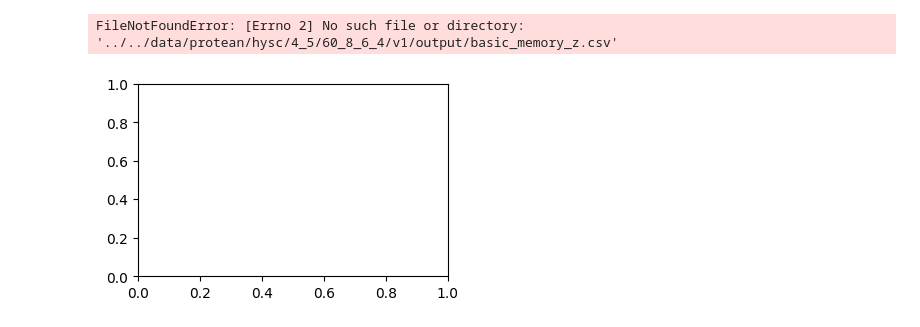
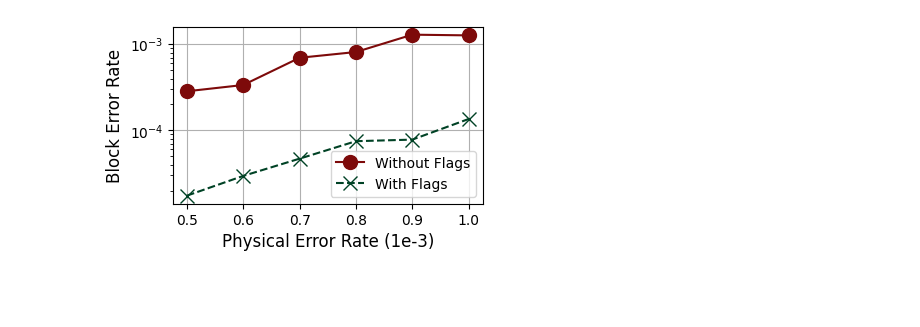
Before and after one commit to suhaskvittal/qontra, a Jupyter notebook: scripts/protean/plots.ipynb, the cells around one changed output. Cells and saved outputs as stored; diff of their text form; code cells hidden in the pictures; blank space fills up the shorter version.

```diff
--- a/scripts/protean/plots.ipynb
+++ b/scripts/protean/plots.ipynb
@@ -146,26 +152,27 @@ plt.savefig('plots/intro_rate_cmp.pdf', bbox_inches='tight')
 # %%
 ## Background plot
 fig, ax = plt.subplots()
-fig.set_size_inches(4, 2.5)
+fig.set_size_inches(4, 2.3)
 
 code = 'hysc/4_5/60_8_6_4'
 x1, y1 = get_code_error_rates(code, '1', -2)
 x2, y2 = get_code_error_rates(code, '2', -2)
 
+x1 = [_x*1000 for _x in x1]
+x2 = [_x*1000 for _x in x2]
+
 ax.plot(x1, y1, '-o', color=c1, ms=10, label='Without Flags')
 ax.plot(x2, y2, '--x', color=c5, ms=10, label='With Flags')
 
-ax.set_xlabel('Physical Error Rate', fontsize=14)
-ax.set_ylabel('Block Error Rate', fontsize=14)
-ax.set_xscale('log')
+ax.set_xlabel('Physical Error Rate (1e-3)', fontsize=12)
+ax.set_ylabel('Block Error Rate', fontsize=12)
 ax.set_yscale('log')
 ax.grid()
-ax.legend(fontsize=11)
+ax.legend(fontsize=10)
 
 plt.savefig('plots/background_ler_flag_cmp.pdf', bbox_inches='tight')
 # %% [output]
-FileNotFoundError: [Errno 2] No such file or directory: '../../data/protean/hysc/4_5/60_8_6_4/v1/output/basic_memory_z.csv'
-[figure, old version]
+[figure, new version]
 # %%
 def get_overheads_by_qubit(code, version):
     f = f'../../data/protean/{code}/v{version}/roles.txt'
```
Also changed, not shown: parts of 7 cells of this notebook, 12 other files.
